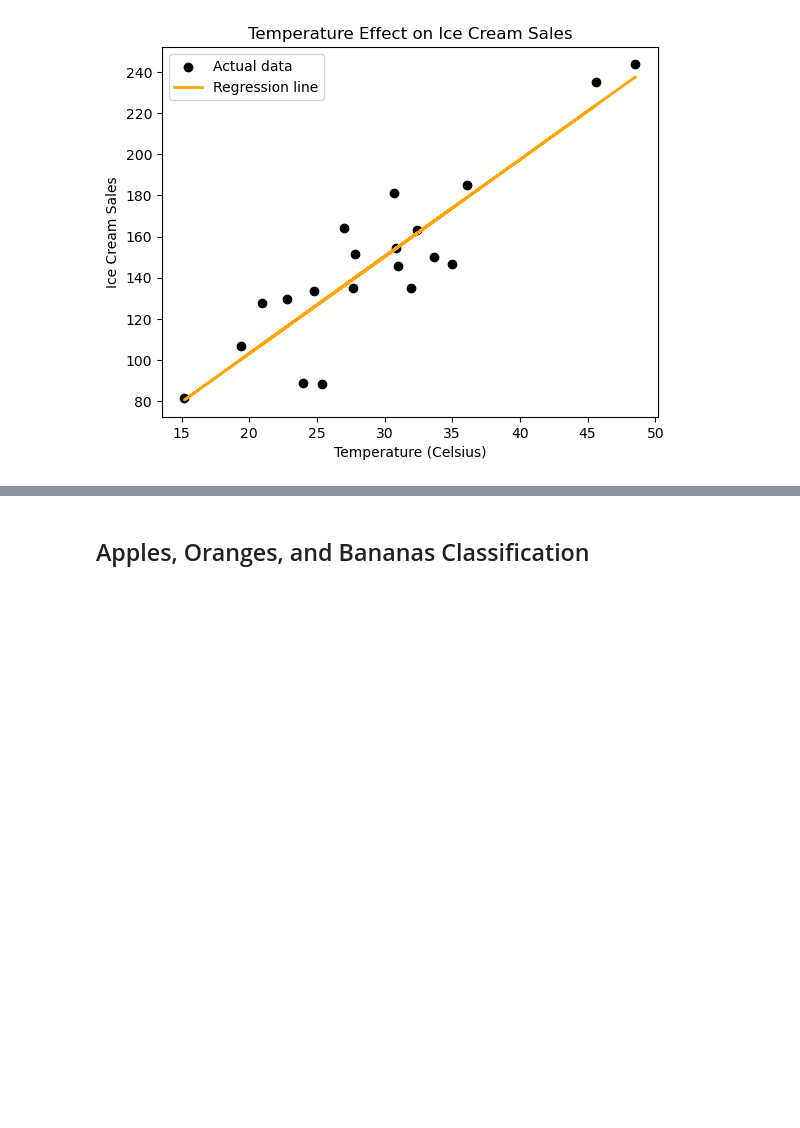
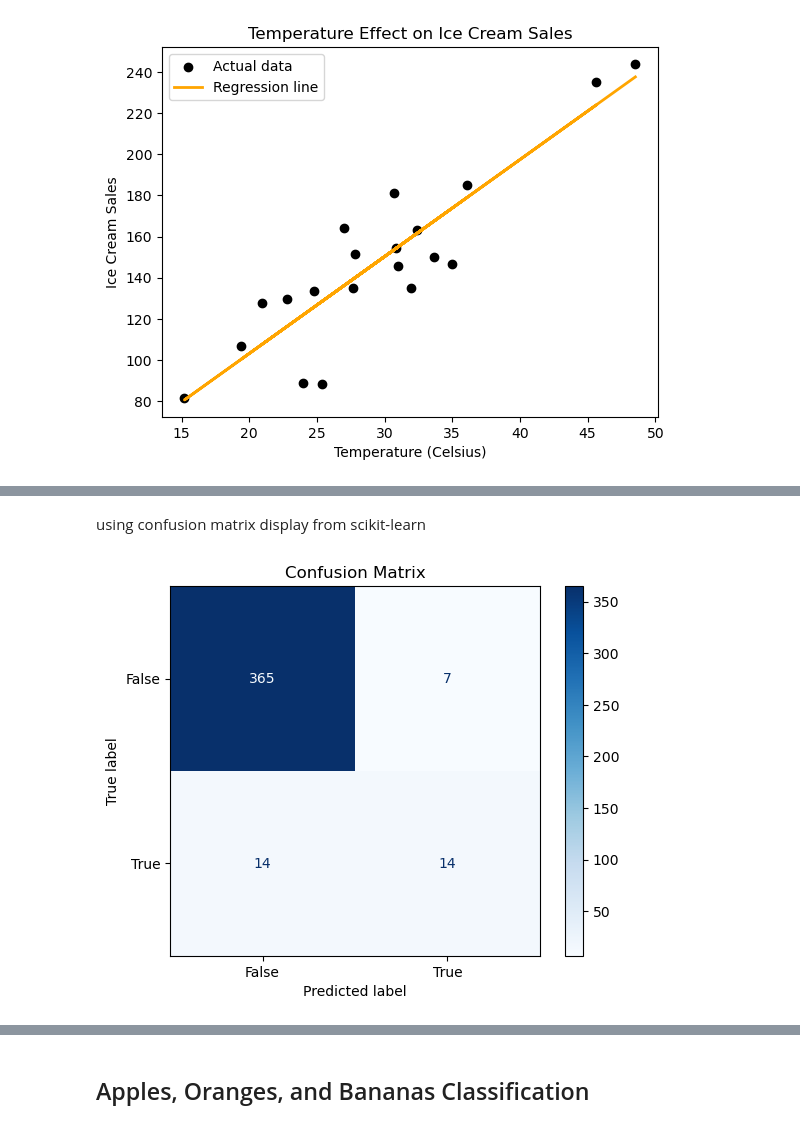
Before and after one commit to jwmathis/SSE591_Project5, a Jupyter notebook: Project5.ipynb, the cells around one changed output, grey strips where cells are left out. Cells and saved outputs as stored; diff of their text form; code cells hidden in the pictures; blank space fills up the shorter version.

```diff
--- a/Project5.ipynb
+++ b/Project5.ipynb
@@ -63,0 +127,12 @@ plt.legend();
+# %% [markdown]
+using confusion matrix display from scikit-learn
+# %%
+# visualizing
+from sklearn.metrics import confusion_matrix, ConfusionMatrixDisplay
+cm = confusion_matrix(ytest, ypred)
+
+disp = ConfusionMatrixDisplay(confusion_matrix=cm, display_labels=model.classes_)
+disp.plot(cmap='Blues')
+plt.title('Confusion Matrix');
+# %% [output]
+[figure, added]
```
Also changed, not shown: parts of 20 cells of this notebook.
